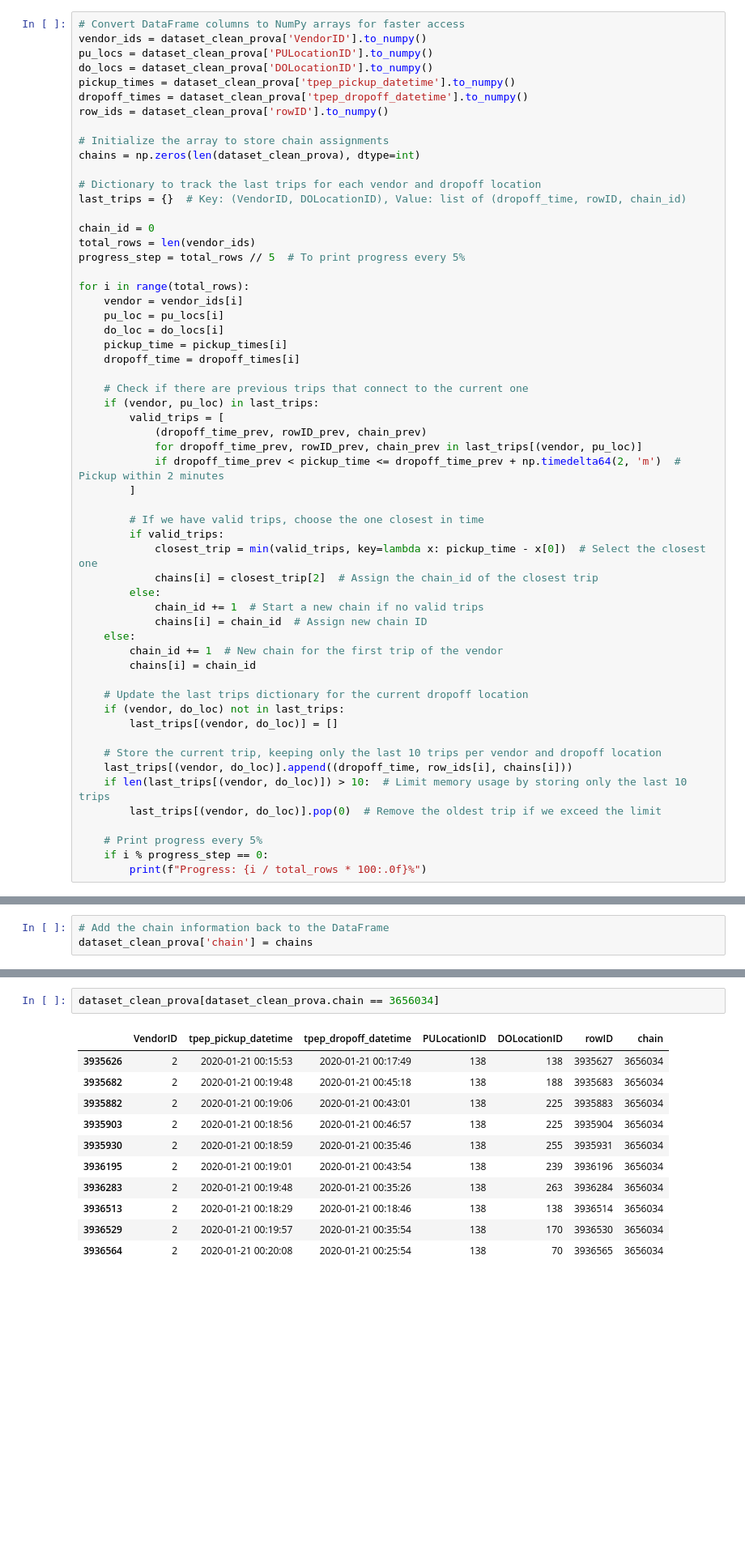
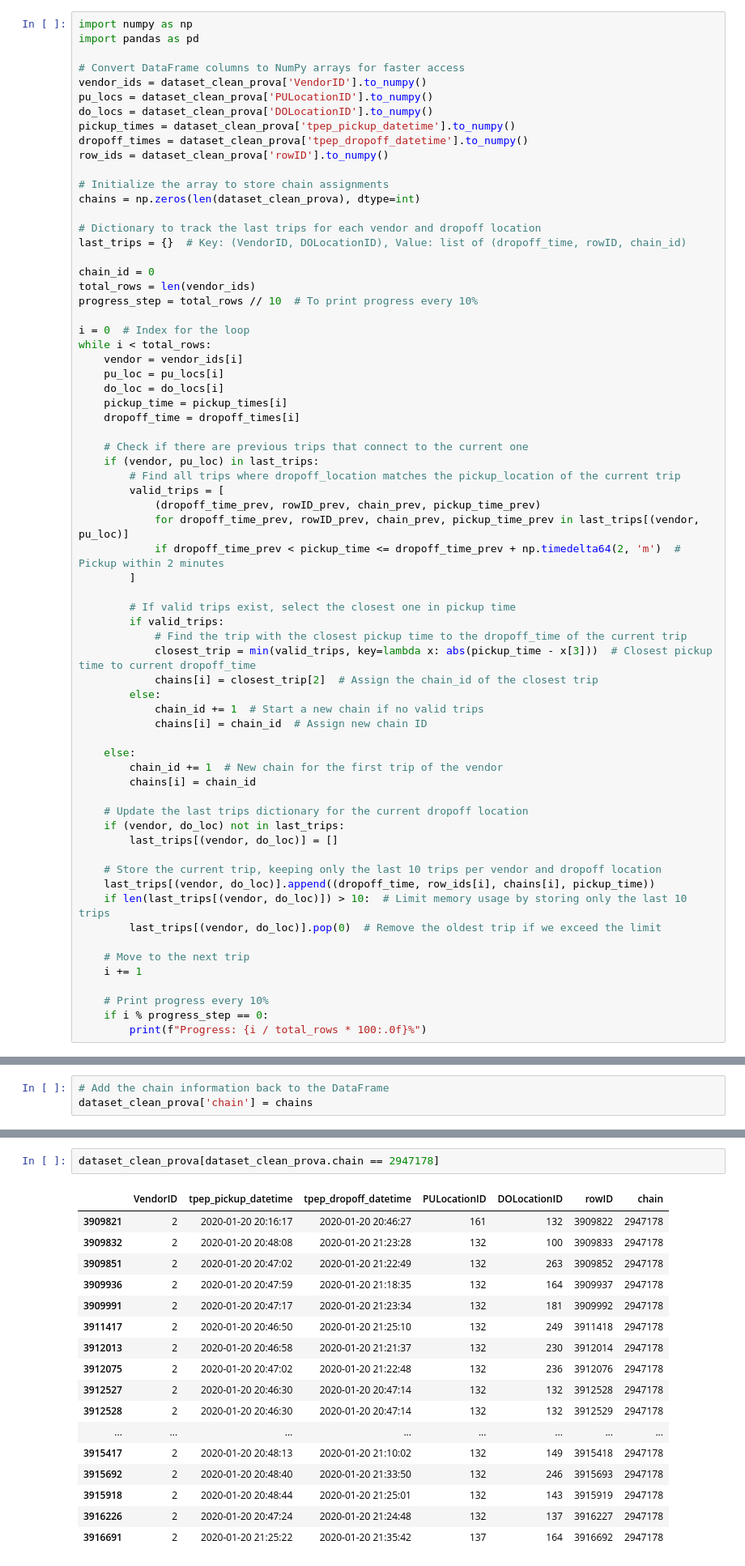
Before and after one commit to snava38/foc-project-nava-perani, a Jupyter notebook: notebooks/foc-project-notebook_v1.ipynb, the cells around one changed output, grey strips where cells are left out. Shown at 81% size. Cells and saved outputs as stored; diff of their text form; blank space fills up the shorter version.

```diff
--- a/notebooks/foc-project-notebook_v1.ipynb
+++ b/notebooks/foc-project-notebook_v1.ipynb
@@ -598,6 +598,9 @@ dataset_clean = dataset.copy()[['VendorID', 'tpep_pickup_datetime', 'tpep_dropof
 # %%
 dataset_clean_prova = dataset_clean.copy() #[dataset_clean.rowID < 201]
 # %%
+import numpy as np
+import pandas as pd
+
 # Convert DataFrame columns to NumPy arrays for faster access
 vendor_ids = dataset_clean_prova['VendorID'].to_numpy()
 pu_locs = dataset_clean_prova['PULocationID'].to_numpy()
@@ -614,9 +617,10 @@ last_trips = {}  # Key: (VendorID, DOLocationID), Value: list of (dropoff_time,
 
 chain_id = 0
 total_rows = len(vendor_ids)
-progress_step = total_rows // 5  # To print progress every 5%
+progress_step = total_rows // 10  # To print progress every 10%
 
-for i in range(total_rows):
+i = 0  # Index for the loop
+while i < total_rows:
     vendor = vendor_ids[i]
     pu_loc = pu_locs[i]
     do_loc = do_locs[i]
@@ -625,19 +629,22 @@ for i in range(total_rows):
 
     # Check if there are previous trips that connect to the current one
     if (vendor, pu_loc) in last_trips:
+        # Find all trips where dropoff_location matches the pickup_location of the current trip
         valid_trips = [
-            (dropoff_time_prev, rowID_prev, chain_prev)
-            for dropoff_time_prev, rowID_prev, chain_prev in last_trips[(vendor, pu_loc)]
+            (dropoff_time_prev, rowID_prev, chain_prev, pickup_time_prev)
+            for dropoff_time_prev, rowID_prev, chain_prev, pickup_time_prev in last_trips[(vendor, pu_loc)]
             if dropoff_time_prev < pickup_time <= dropoff_time_prev + np.timedelta64(2, 'm')  # Pickup within 2 minutes
         ]
 
-        # If we have valid trips, choose the one closest in time
+        # If valid trips exist, select the closest one in pickup time
         if valid_trips:
-            closest_trip = min(valid_trips, key=lambda x: pickup_time - x[0])  # Select the closest one
+            # Find the trip with the closest pickup time to the dropoff_time of the current trip
+            closest_trip = min(valid_trips, key=lambda x: abs(pickup_time - x[3]))  # Closest pickup time to current dropoff_time
             chains[i] = closest_trip[2]  # Assign the chain_id of the closest trip
         else:
             chain_id += 1  # Start a new chain if no valid trips
             chains[i] = chain_id  # Assign new chain ID
+
     else:
         chain_id += 1  # New chain for the first trip of the vendor
         chains[i] = chain_id
@@ -647,11 +654,14 @@ for i in range(total_rows):
         last_trips[(vendor, do_loc)] = []
 
     # Store the current trip, keeping only the last 10 trips per vendor and dropoff location
-    last_trips[(vendor, do_loc)].append((dropoff_time, row_ids[i], chains[i]))
+    last_trips[(vendor, do_loc)].append((dropoff_time, row_ids[i], chains[i], pickup_time))
     if len(last_trips[(vendor, do_loc)]) > 10:  # Limit memory usage by storing only the last 10 trips
         last_trips[(vendor, do_loc)].pop(0)  # Remove the oldest trip if we exceed the limit
 
-    # Print progress every 5%
+    # Move to the next trip
+    i += 1
+
+    # Print progress every 10%
     if i % progress_step == 0:
         print(f"Progress: {i / total_rows * 100:.0f}%")
 # %% [output]
@@ -698,17 +717,23 @@ Name: count, Length: 5886658, dtype: int64
 # %%
-dataset_clean_prova[dataset_clean_prova.chain == 3656034]
+dataset_clean_prova[dataset_clean_prova.chain == 2947178]
 # %% [output]
 |  | VendorID | tpep_pickup_datetime | tpep_dropoff_datetime | PULocationID | DOLocationID | rowID | chain |
-| 3935626 | 2 | 2020-01-21 00:15:53 | 2020-01-21 00:17:49 | 138 | 138 | 3935627 | 3656034 |
-| 3935682 | 2 | 2020-01-21 00:19:48 | 2020-01-21 00:45:18 | 138 | 188 | 3935683 | 3656034 |
-| 3935882 | 2 | 2020-01-21 00:19:06 | 2020-01-21 00:43:01 | 138 | 225 | 3935883 | 3656034 |
-| 3935903 | 2 | 2020-01-21 00:18:56 | 2020-01-21 00:46:57 | 138 | 225 | 3935904 | 3656034 |
-| 3935930 | 2 | 2020-01-21 00:18:59 | 2020-01-21 00:35:46 | 138 | 255 | 3935931 | 3656034 |
-| 3936195 | 2 | 2020-01-21 00:19:01 | 2020-01-21 00:43:54 | 138 | 239 | 3936196 | 3656034 |
-| 3936283 | 2 | 2020-01-21 00:19:48 | 2020-01-21 00:35:26 | 138 | 263 | 3936284 | 3656034 |
-| 3936513 | 2 | 2020-01-21 00:18:29 | 2020-01-21 00:18:46 | 138 | 138 | 3936514 | 3656034 |
-| 3936529 | 2 | 2020-01-21 00:19:57 | 2020-01-21 00:35:54 | 138 | 170 | 3936530 | 3656034 |
-| 3936564 | 2 | 2020-01-21 00:20:08 | 2020-01-21 00:25:54 | 138 | 70 | 3936565 | 3656034 |
+| 3909821 | 2 | 2020-01-20 20:16:17 | 2020-01-20 20:46:27 | 161 | 132 | 3909822 | 2947178 |
+| 3909832 | 2 | 2020-01-20 20:48:08 | 2020-01-20 21:23:28 | 132 | 100 | 3909833 | 2947178 |
+| 3909851 | 2 | 2020-01-20 20:47:02 | 2020-01-20 21:22:49 | 132 | 263 | 3909852 | 2947178 |
+| 3909936 | 2 | 2020-01-20 20:47:59 | 2020-01-20 21:18:35 | 132 | 164 | 3909937 | 2947178 |
+| 3909991 | 2 | 2020-01-20 20:47:17 | 2020-01-20 21:23:34 | 132 | 181 | 3909992 | 2947178 |
+| 3911417 | 2 | 2020-01-20 20:46:50 | 2020-01-20 21:25:10 | 132 | 249 | 3911418 | 2947178 |
+| 3912013 | 2 | 2020-01-20 20:46:58 | 2020-01-20 21:21:37 | 132 | 230 | 3912014 | 2947178 |
+| 3912075 | 2 | 2020-01-20 20:47:02 | 2020-01-20 21:22:48 | 132 | 236 | 3912076 | 2947178 |
+| 3912527 | 2 | 2020-01-20 20:46:30 | 2020-01-20 20:47:14 | 132 | 132 | 3912528 | 2947178 |
+| 3912528 | 2 | 2020-01-20 20:46:30 | 2020-01-20 20:47:14 | 132 | 132 | 3912529 | 2947178 |
+| ... | ... | ... | ... | ... | ... | ... | ... |
+| 3915417 | 2 | 2020-01-20 20:48:13 | 2020-01-20 21:10:02 | 132 | 149 | 3915418 | 2947178 |
+| 3915692 | 2 | 2020-01-20 20:48:40 | 2020-01-20 21:33:50 | 132 | 246 | 3915693 | 2947178 |
+| 3915918 | 2 | 2020-01-20 20:48:44 | 2020-01-20 21:25:01 | 132 | 143 | 3915919 | 2947178 |
+| 3916226 | 2 | 2020-01-20 20:47:24 | 2020-01-20 21:24:48 | 132 | 137 | 3916227 | 2947178 |
+| 3916691 | 2 | 2020-01-20 21:25:22 | 2020-01-20 21:35:42 | 137 | 164 | 3916692 | 2947178 |
 # %%
 # Initialize the chain column if not already present
 dataset_clean_prova['chain'] = 0
```
Also changed, not shown: parts of 4 cells of this notebook.
